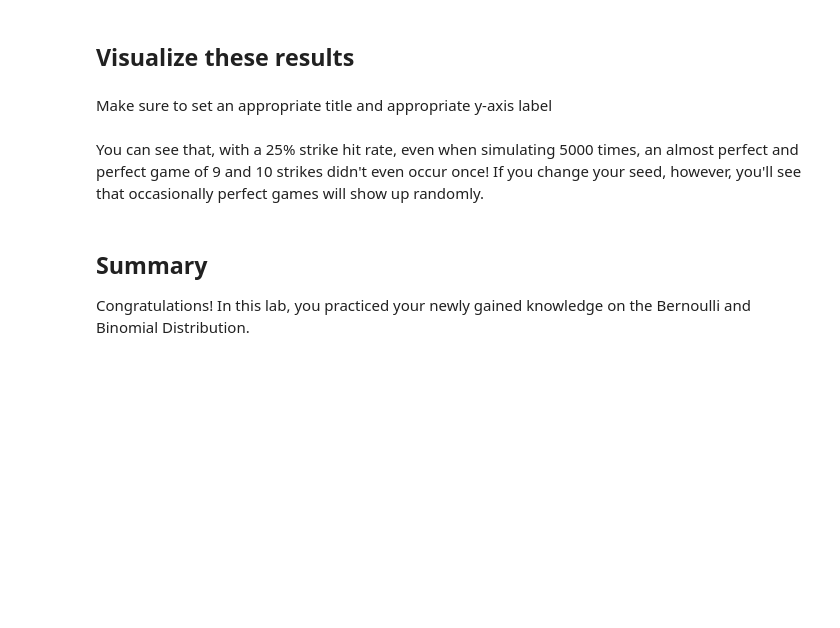
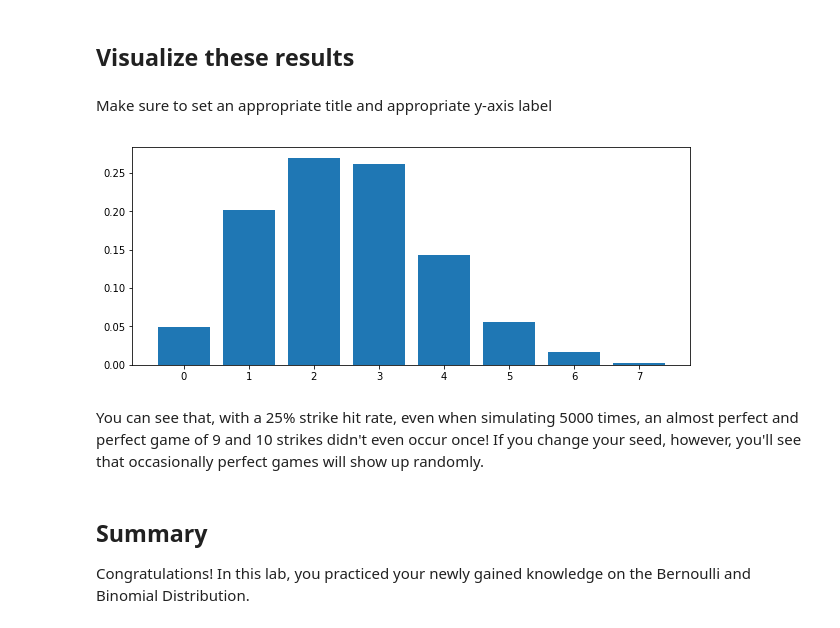
Before and after one commit to Jthomas3425/DSLabsv2, a Jupyter notebook: Mod 1 Section 8/dsc-1-08-16-bernoulli-and-binomial-distribution-lab-online-ds-pt-031119-master/index.ipynb, the cells around one changed output. Cells and saved outputs as stored; diff of their text form; code cells hidden in the pictures; blank space fills up the shorter version.

```diff
--- a/Mod 1 Section 8/dsc-1-08-16-bernoulli-and-binomial-distribution-lab-online-ds-pt-031119-master/index.ipynb
+++ b/Mod 1 Section 8/dsc-1-08-16-bernoulli-and-binomial-distribution-lab-online-ds-pt-031119-master/index.ipynb
@@ -30,2 +30,7 @@ def binom_distr(n,p,k):
+# %%
+def binom_distr(n,p,k):
+    binom = factorial(n)/(factorial(k)*factorial(n-k))*p**k*(1-p)**(n-k)
+            #(Counting the probability space) * (#Probability of Success ^ Number of Chances) ^ (#Probability of Failure() ^ Number of failure chances(Total sample space - Number of Successful Outcomes)
+    return binom
 # %% [markdown]
 Validate your previous result applying your new function.
@@ -38,0 +43,6 @@ None
+# %%
+import numpy as np
+prob = 0
+for x in np.arange(5,11):
+    prob += binom_distr(10,0.25,x)
+    print(f'Probability:{prob}')
@@ -42,8 +59,11 @@ None
 Repeat the experiment 5000 times.
 # %%
 # leave the random seed here
-np.random.seed(123)
-#
-#
-#
-#
+#np.random.seed(123)
+prob = 0
+i = 5000
+iteration = []
+for x in range(i):
+    iteration.append(np.random.binomial(10,0.25))
+    expr = np.array(iteration)
+    print(expr)
@@ -51,3 +89,6 @@ np.random.seed(123)
 # the results should look like this:
 # [0 1 2 3 4 5 6 7 8]
 # [ 310  941 1368 1286  707  297   78   11    2]
+values, counts = np.unique(expr, return_counts=True)
+print(values)
+print(counts)
@@ -64,3 +102,11 @@ import matplotlib.pyplot as plt
+# %%
+import matplotlib.pyplot as plt
+
+plt.figure(1,figsize=(10,4))
+plt.bar(values,counts/5000) #Can count the number of occurrences or counts/number of trials for percentage
+plt.show()
+# %% [output]
+[figure, added]
 # %% [markdown]
 You can see that, with a 25% strike hit rate, even when simulating 5000 times, an almost perfect and perfect game of 9 and 10 strikes didn't even occur once! If you change your seed, however, you'll see that occasionally perfect games will show up randomly.
 # %% [markdown]
```
Also changed, not shown: parts of 10 cells of this notebook.
